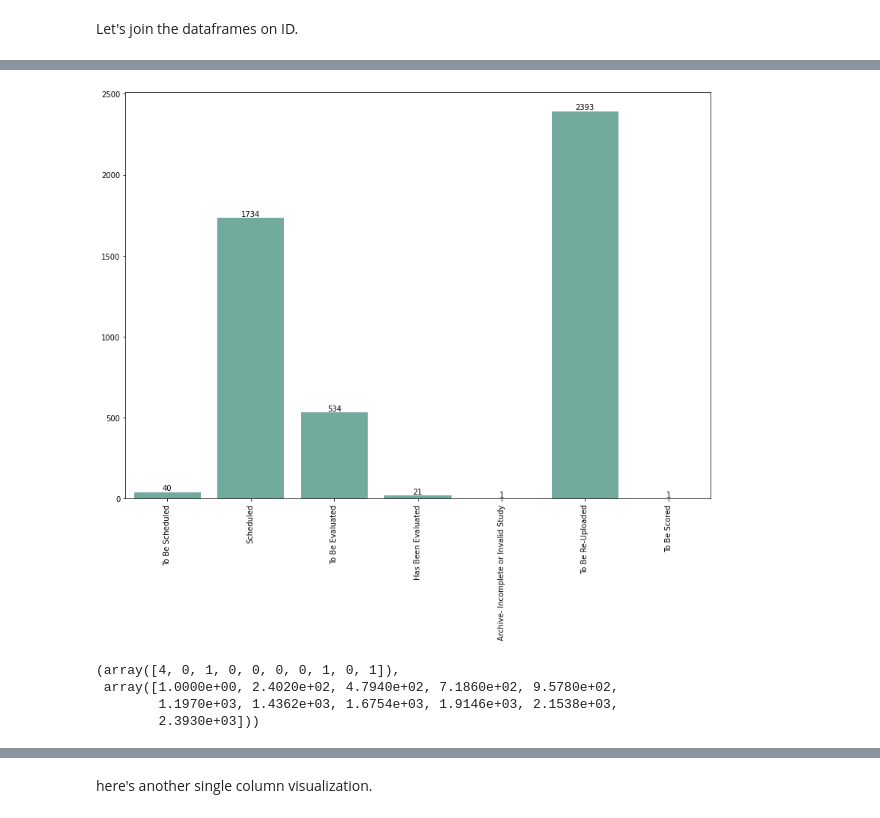
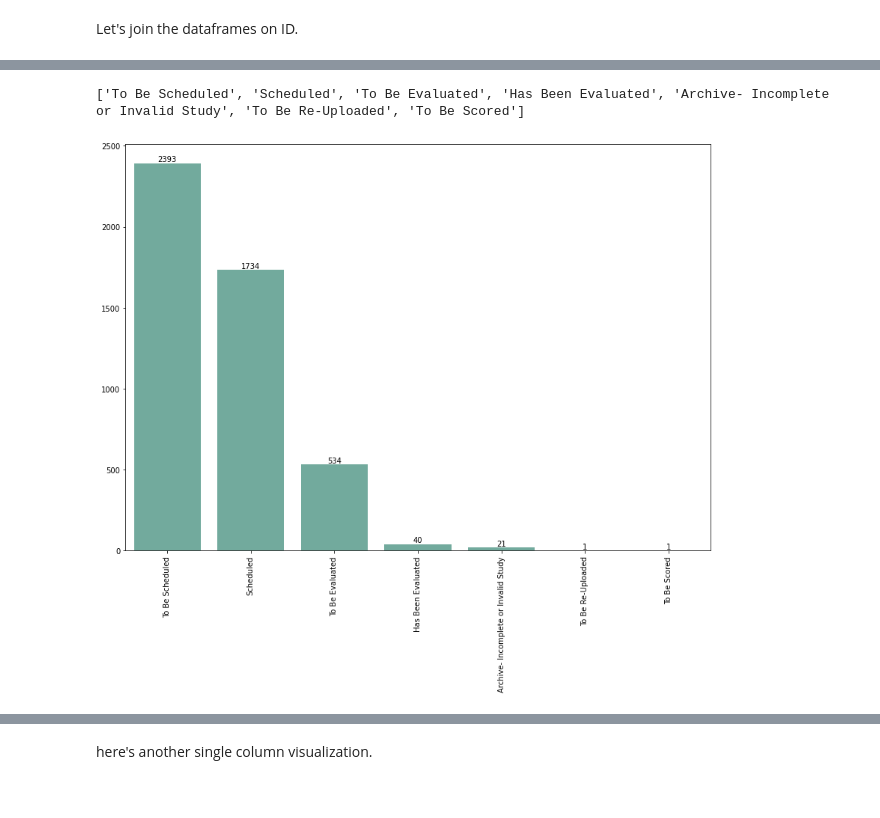
Before and after one commit to varvelac/medical-callback-data-analytics, a Jupyter notebook: medical_data.ipynb, the cells around one changed output, grey strips where cells are left out. Cells and saved outputs as stored; diff of their text form; code cells hidden in the pictures.

```diff
--- a/medical_data.ipynb
+++ b/medical_data.ipynb
@@ -12,13 +10,20 @@ import seaborn as sns
 import numpy as np
 from scipy.stats import norm
 from sklearn.preprocessing import StandardScaler
+from sklearn.preprocessing import LabelEncoder
 from scipy import stats
 import warnings
 warnings.filterwarnings('ignore')
 %matplotlib inline
 #sns.set_theme(style="whitegrid")
-colors = ["windows blue", "amber", "greyish", "faded green", "dusty purple"]
-sns.set_palette(sns.xkcd_palette(colors))
+# colors = ["windows blue", "amber", "greyish", "faded green", "dusty purple"]
+# sns.set_palette(sns.xkcd_palette(colors))
 from datetime import datetime, timedelta
 
-from sklearn.preprocessing import LabelEncoder
+
+#using google spreadsheets so i don't have to keep uploading my files
+from google.colab import drive
+drive.mount('/content/gdrive')
+!pip install gspread gspread_dataframe
+import gspread
+from gspread_dataframe import set_with_dataframe
@@ -42,6 +83,7 @@ Let's seperate out some category columns that we will convert to numeric for ml
 #df.drop(columns=['ID', 'Date of Birth', 'Referral Date', 'Ordering Last Name', 'Ordering First', 'Missing Information:', 'Unable to Schedule Reason ', 'Primary Insurance', 'Test Date'], axis=1, inplace=True)
 df_numeric = df.loc[:, ['ID','Test Type', 'Test Status', 'IV Status', 'Location Name', 'Unable to Schedule?','Incomplete Referral?', 'Unable to Schedule Reason ']]
 df_dates = df.loc[:, ['ID','Date of Birth', 'Referral Date']]
+df_numeric_w_categories = df.loc[:, ['ID','Test Type', 'Test Status', 'IV Status', 'Location Name', 'Unable to Schedule?','Incomplete Referral?', 'Unable to Schedule Reason ']]
 # %%
 #leaving here for reference
 # print(pd.factorize(df_train['Test Status']))
@@ -106,0 +134,10 @@ df_numeric.head()
+# %%
+
+mapping_defs = {}
+#save scumming
+
+for column in df_numeric.columns:
+    df_numeric[column], uniques = pd.factorize(df_numeric[column])
+    mapping_defs[column] = dict(zip(uniques, range(len(uniques))))
+
+df_numeric.head()
@@ -156,7 +212,7 @@ print(distArrayVar)
 
 #print(distArrayVar)
 height = distArrayVar
-bars = np.array(unique_maps['Test Status'])
+bars = list(mapping_defs['Test Status'].keys())
 x_pos = np.arange(len(bars))
 
 # Create bars with different colors
@@ -177,31 +233,24 @@ plt.show()
 # %%
 plt.figure(figsize=(14, 10))
-
-# Reorder this data frame
-#test = df.sort_values(['Test Status'], ascending=False).reset_index(drop=True)
-
+print(list(mapping_defs['Test Status'].keys()))
 # Make a barplot
-x = list(merged_df['Test Status'].value_counts().sort_index().values)
-y = np.array(unique_maps['Test Status'])
+y = list(df_numeric_w_categories['Test Status'].value_counts().values)
+x = list(mapping_defs['Test Status'].keys())
 sns.barplot(
-    x=y,
-    y= x,
+    x = x,
+    y = y,
     data=merged_df,
     estimator=sum,
     ci=None,
     color='#69b3a2'
 );
 
 x_pos = np.arange(len(y))
 
-for i, v in enumerate(height):
+for i, v in enumerate(y):
     plt.text(x_pos[i]+0.0, v+0.01, str(v), ha = 'center', va = 'bottom')
-plt.xticks(x_pos, y, rotation=90)
+plt.xticks(x_pos, x, rotation=90)
 plt.show()
-np.histogram(x)
 # %% [output]
+['To Be Scheduled', 'Scheduled', 'To Be Evaluated', 'Has Been Evaluated', 'Archive- Incomplete or Invalid Study', 'To Be Re-Uploaded', 'To Be Scored']
-[figure, old version]
+[figure, new version]
-(array([4, 0, 1, 0, 0, 0, 0, 1, 0, 1]),
- array([1.0000e+00, 2.4020e+02, 4.7940e+02, 7.1860e+02, 9.5780e+02,
-        1.1970e+03, 1.4362e+03, 1.6754e+03, 1.9146e+03, 2.1538e+03,
-        2.3930e+03]))
```
Also changed, not shown: parts of 28 cells of this notebook.
